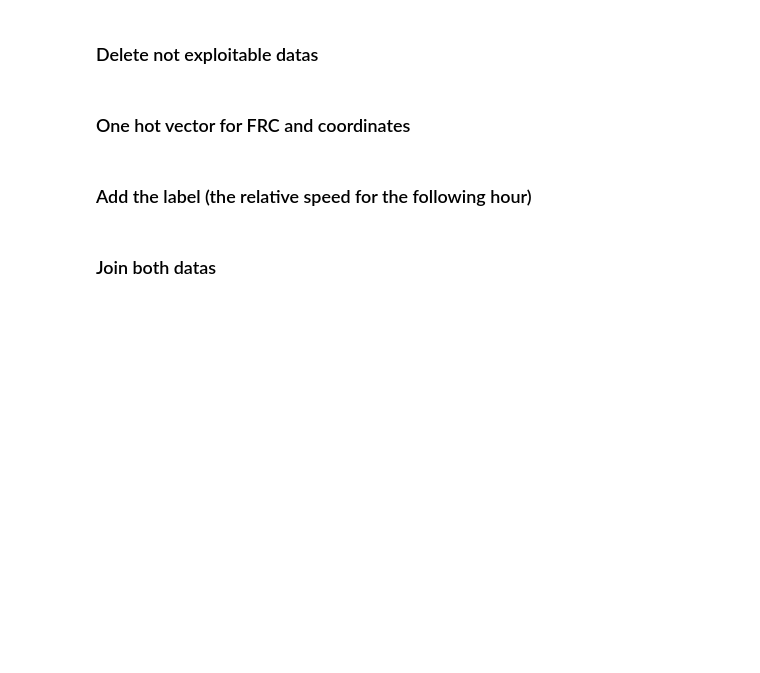
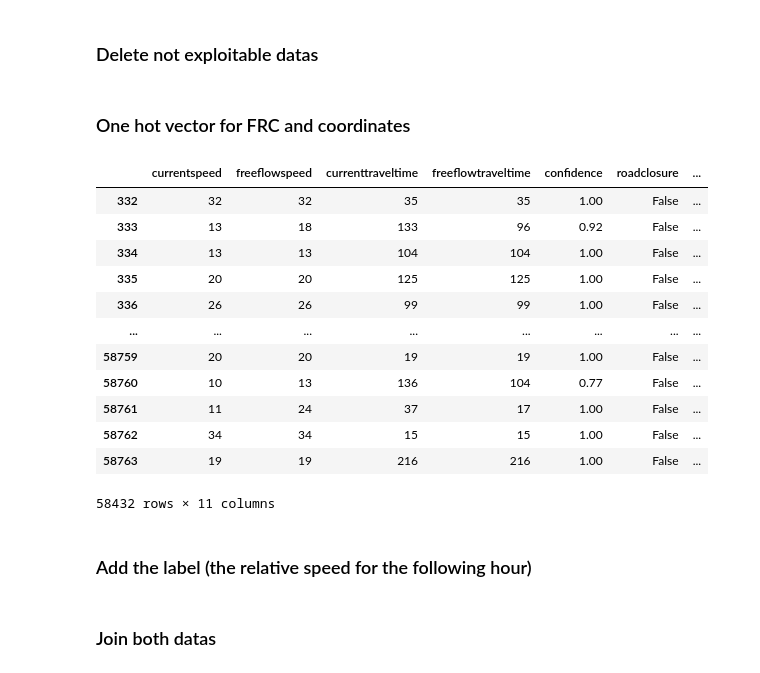
Before and after one commit to IST199655/Project-ID2223_TrafficApp, a Jupyter notebook: notebooks/Training.ipynb, the cells around one changed output. Drawn from its saved outputs; the diff is of its cells as text; code cells hidden in the pictures; blank space fills up the shorter version.

```diff
--- a/notebooks/Training.ipynb
+++ b/notebooks/Training.ipynb
@@ -69,8 +70,22 @@ trafic_df = trafic_df.drop(columns=["frc"])
 # %%
 # Label Encoding
 label_encoder_coor = LabelEncoder()
 
 trafic_df["SEG"] = label_encoder_coor.fit_transform(trafic_df["coordinates"])
 
 # Supprimer l'ancienne colonne coordinates
-trafic_df = trafic_df.drop(columns=["coordinates"])
+trafic_df
+# %% [output]
+|  | currentspeed | freeflowspeed | currenttraveltime | freeflowtraveltime | confidence | roadclosure | ... |
+| 332 | 32 | 32 | 35 | 35 | 1.00 | False | ... |
+| 333 | 13 | 18 | 133 | 96 | 0.92 | False | ... |
+| 334 | 13 | 13 | 104 | 104 | 1.00 | False | ... |
+| 335 | 20 | 20 | 125 | 125 | 1.00 | False | ... |
+| 336 | 26 | 26 | 99 | 99 | 1.00 | False | ... |
+| ... | ... | ... | ... | ... | ... | ... | ... |
+| 58759 | 20 | 20 | 19 | 19 | 1.00 | False | ... |
+| 58760 | 10 | 13 | 136 | 104 | 0.77 | False | ... |
+| 58761 | 11 | 24 | 37 | 17 | 1.00 | False | ... |
+| 58762 | 34 | 34 | 15 | 15 | 1.00 | False | ... |
+| 58763 | 19 | 19 | 216 | 216 | 1.00 | False | ... |
+58432 rows × 11 columns
```
Also changed, not shown: parts of 16 cells of this notebook, 3 other files.
